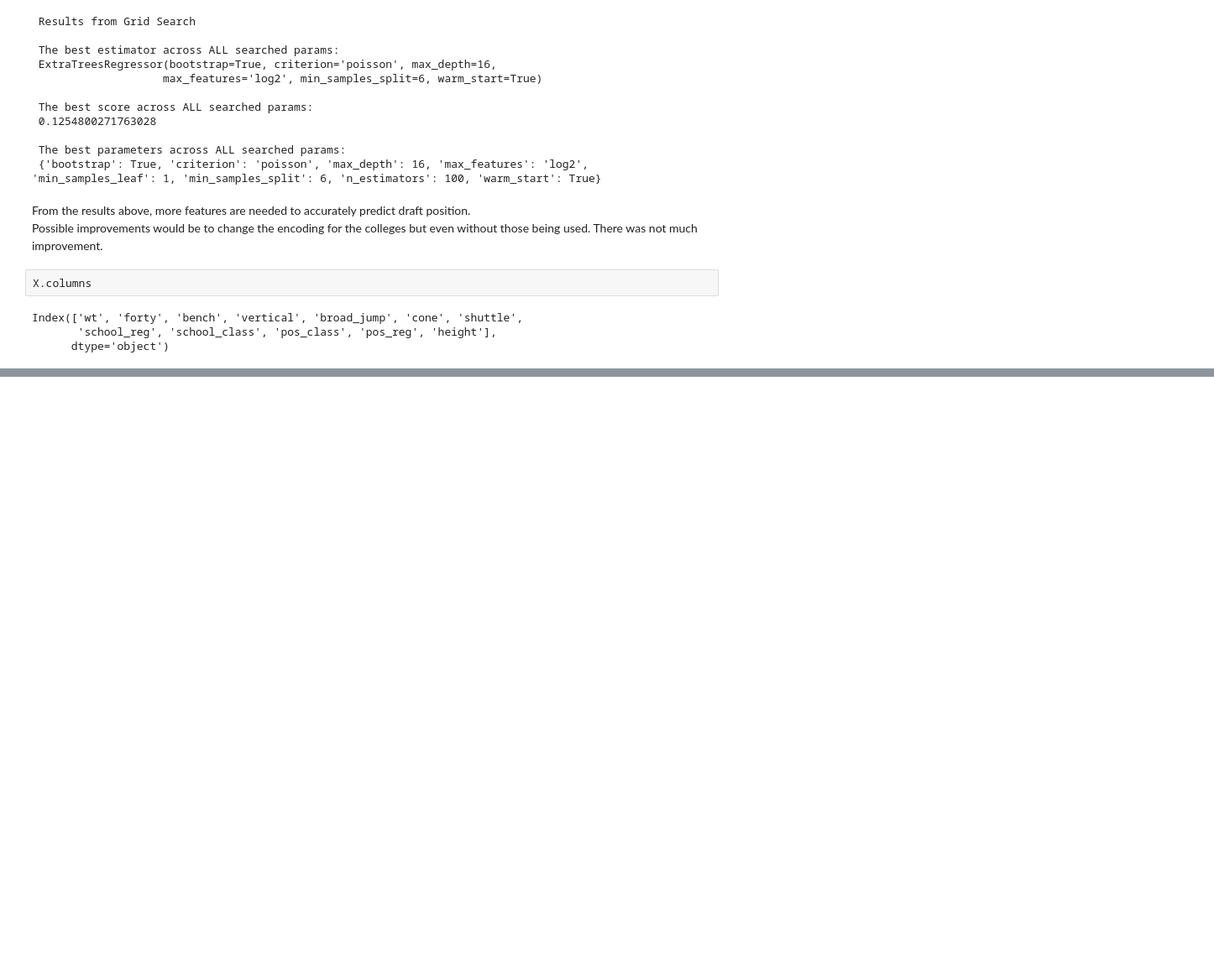
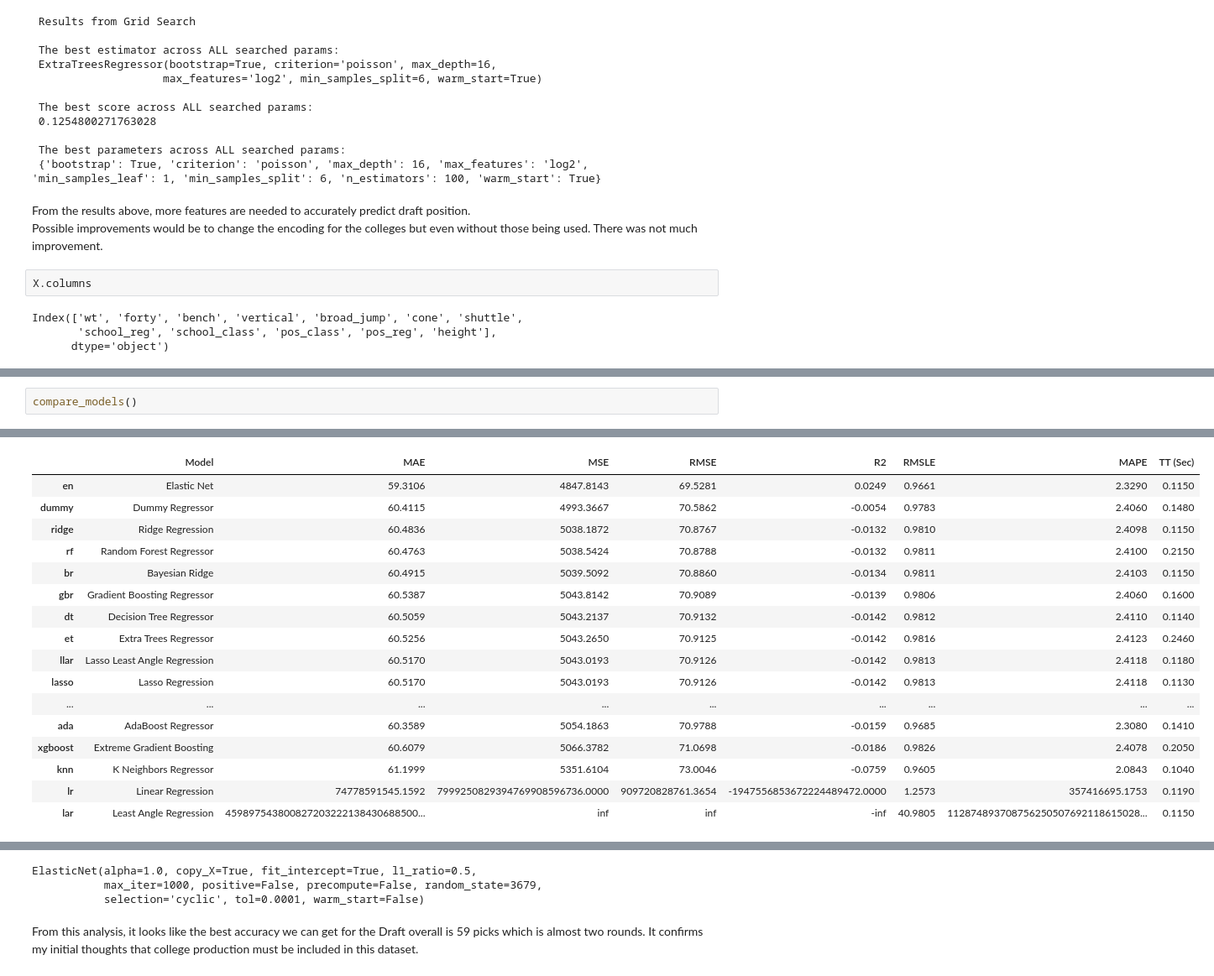
Before and after one commit to jlh28145/NFL-Draft-Combine, a Jupyter notebook: NFL Draft Combine Analysis.ipynb, the cells around one changed output, grey strips where cells are left out. Shown: that part at 84% size. Drawn from its saved outputs; the diff is of its cells as text; blank space fills up the shorter version.

```diff
--- a/NFL Draft Combine Analysis.ipynb
+++ b/NFL Draft Combine Analysis.ipynb
@@ -802,0 +875,3 @@ Index(['wt', 'forty', 'bench', 'vertical', 'broad_jump', 'cone', 'shuttle',
+# %%
+compare_models()
+# %% [output]
@@ -802,0 +879,17 @@ Index(['wt', 'forty', 'bench', 'vertical', 'broad_jump', 'cone', 'shuttle',
+|  | Model | MAE | MSE | RMSE | R2 | RMSLE | MAPE | TT (Sec) |
+| en | Elastic Net | 59.3106 | 4847.8143 | 69.5281 | 0.0249 | 0.9661 | 2.3290 | 0.1150 |
+| dummy | Dummy Regressor | 60.4115 | 4993.3667 | 70.5862 | -0.0054 | 0.9783 | 2.4060 | 0.1480 |
+| ridge | Ridge Regression | 60.4836 | 5038.1872 | 70.8767 | -0.0132 | 0.9810 | 2.4098 | 0.1150 |
+| rf | Random Forest Regressor | 60.4763 | 5038.5424 | 70.8788 | -0.0132 | 0.9811 | 2.4100 | 0.2150 |
+| br | Bayesian Ridge | 60.4915 | 5039.5092 | 70.8860 | -0.0134 | 0.9811 | 2.4103 | 0.1150 |
+| gbr | Gradient Boosting Regressor | 60.5387 | 5043.8142 | 70.9089 | -0.0139 | 0.9806 | 2.4060 | 0.1600 |
+| dt | Decision Tree Regressor | 60.5059 | 5043.2137 | 70.9132 | -0.0142 | 0.9812 | 2.4110 | 0.1140 |
+| et | Extra Trees Regressor | 60.5256 | 5043.2650 | 70.9125 | -0.0142 | 0.9816 | 2.4123 | 0.2460 |
+| llar | Lasso Least Angle Regression | 60.5170 | 5043.0193 | 70.9126 | -0.0142 | 0.9813 | 2.4118 | 0.1180 |
+| lasso | Lasso Regression | 60.5170 | 5043.0193 | 70.9126 | -0.0142 | 0.9813 | 2.4118 | 0.1130 |
+| ... | ... | ... | ... | ... | ... | ... | ... | ... |
+| ada | AdaBoost Regressor | 60.3589 | 5054.1863 | 70.9788 | -0.0159 | 0.9685 | 2.3080 | 0.1410 |
+| xgboost | Extreme Gradient Boosting | 60.6079 | 5066.3782 | 71.0698 | -0.0186 | 0.9826 | 2.4078 | 0.2050 |
+| knn | K Neighbors Regressor | 61.1999 | 5351.6104 | 73.0046 | -0.0759 | 0.9605 | 2.0843 | 0.1040 |
+| lr | Linear Regression | 74778591545.1592 | 7999250829394769908596736.0000 | 909720828761.3654 | -1947556853672224489472.0000 | 1.2573 | 357416695.1753 | 0.1190 |
+| lar | Least Angle Regression | 459897543800827203222138430688500... | inf | inf | -inf | 40.9805 | 112874893708756250507692118615028... | 0.1150 |
@@ -802,0 +897,5 @@ Index(['wt', 'forty', 'bench', 'vertical', 'broad_jump', 'cone', 'shuttle',
+ElasticNet(alpha=1.0, copy_X=True, fit_intercept=True, l1_ratio=0.5,
+           max_iter=1000, positive=False, precompute=False, random_state=3679,
+           selection='cyclic', tol=0.0001, warm_start=False)
+# %% [markdown]
+From this analysis, it looks like the best accuracy we can get for the Draft overall is 59 picks which is almost two rounds. It confirms my initial thoughts that college production must be included in this dataset.
```
Also changed, not shown: parts of 20 cells of this notebook, 1 other file.
